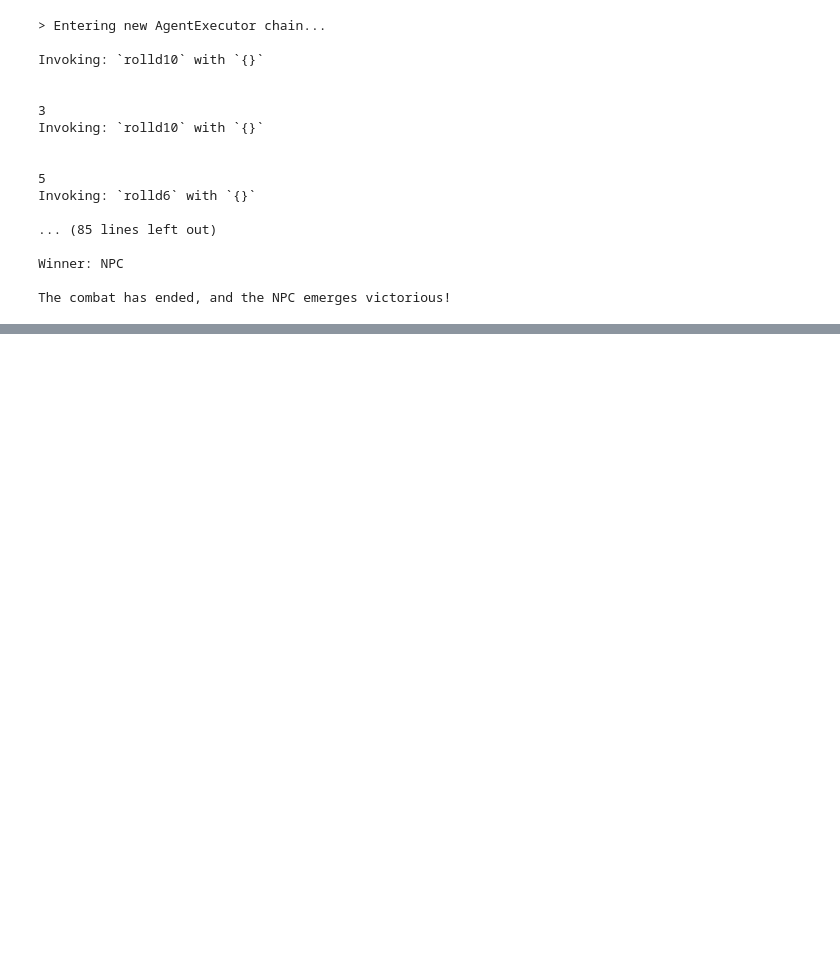
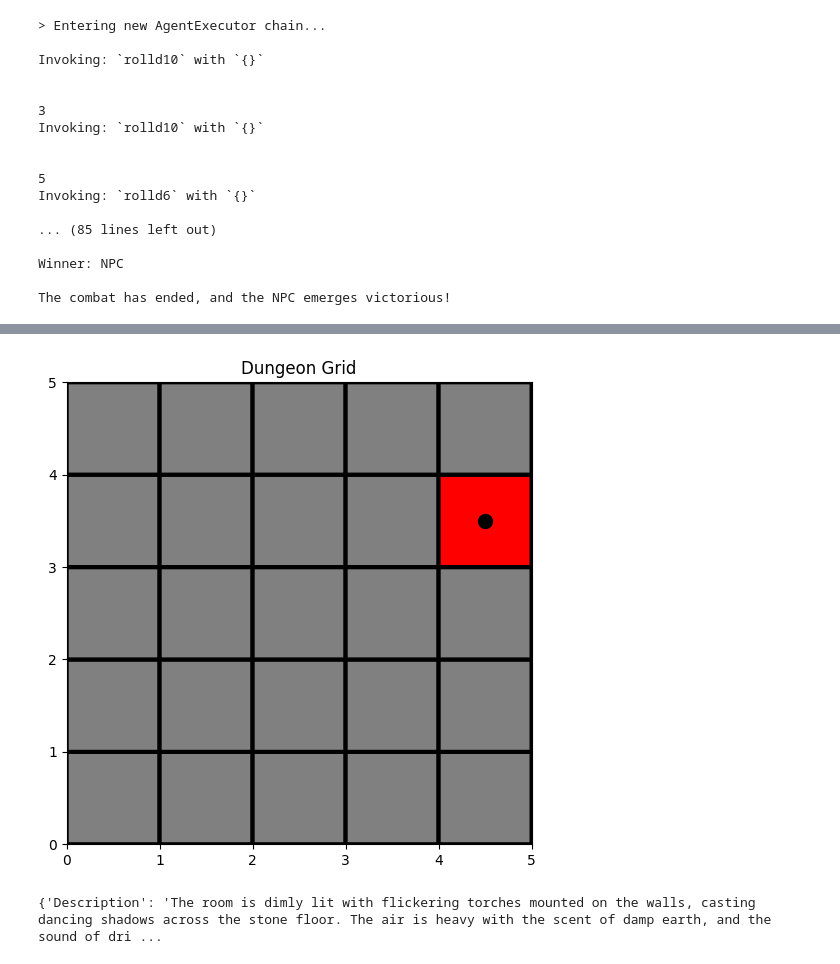
Before and after one commit to jimdomu/dnd-dungeon-master-ai, a Jupyter notebook: dungeon-master.ipynb, the cells around one changed output, grey strips where cells are left out. Saved outputs shown, nothing was run; the diff lists cells and outputs as text; code cells hidden in the pictures; blank space fills up the shorter version.

Commit message:
Generate locations, move locations

```diff
--- a/dungeon-master.ipynb
+++ b/dungeon-master.ipynb
@@ -242,4 +242,4 @@ for i in range(mapsize):
 # Define Player Information
 player = {"Inventory":[], "Health":100, "XP":0, "Attack_Power":10}
 #Select a random starting position
-currentLocation = (random.randint(0, mapsize-1), random.randint(0, mapsize-1))
+currentLocation = [random.randint(0, mapsize-1), random.randint(0, mapsize-1)]
@@ -247,21 +282,21 @@ currentLocation = (random.randint(0, mapsize-1), random.randint(0, mapsize-1))
 from matplotlib import pyplot as plt
 from matplotlib import colors
 import numpy as np
-grid[currentLocation]["Description"] = "You are in a dark room."
-grid_data = np.zeros((mapsize, mapsize))  # Initialize with 0s (grey)
+def printMap():
+  grid_data = np.zeros((mapsize, mapsize))  # Initialize with 0s (grey)
 
-for i in range(mapsize):
-  for j in range(mapsize):
-    if grid[i, j]["Description"] != "Unknown":
-      grid_data[i, j] = 1  # Set to 1 (red) for known descriptions
+  for i in range(mapsize):
+    for j in range(mapsize):
+      if grid[i, j]["Description"] != "Unknown":
+        grid_data[i, j] = 1  # Set to 1 (red) for known descriptions
 
-cmap = colors.ListedColormap(['gray', 'red']) # Define colormap
-plt.figure(figsize=(6, 6))
-plt.pcolor(grid_data[::1],cmap=cmap,edgecolors='k', linewidths=3)
-plt.title("Dungeon Grid")
+  cmap = colors.ListedColormap(['gray', 'red']) # Define colormap
+  plt.figure(figsize=(6, 6))
+  plt.pcolor(grid_data[::1],cmap=cmap,edgecolors='k', linewidths=3)
+  plt.title("Dungeon Grid")
 
 
-# Add a black circle at the current location
-plt.scatter(currentLocation[1]+0.5, currentLocation[0]+0.5, s=100, c='black', marker='o')
+  # Add a black circle at the current location
+  plt.scatter(currentLocation[1]+0.5, currentLocation[0]+0.5, s=100, c='black', marker='o')
 
-plt.show()
+  plt.show()
@@ -270,3 +323,9 @@ plt.show()
+# %%
+printMap()
+print(grid[currentLocation[0]][currentLocation[1]])
+# %% [output]
+[figure, added]
+{'Description': 'The room is dimly lit with flickering torches mounted on the walls, casting dancing shadows across the stone floor. The air is heavy with the scent of damp earth, and the sound of dri ...
 # %%
 context = "TWith the given scenario, you will be designing a DnD campaign from the start."
 question = "Can you begin the story?"
```
Also changed, not shown: parts of 4 cells of this notebook.
